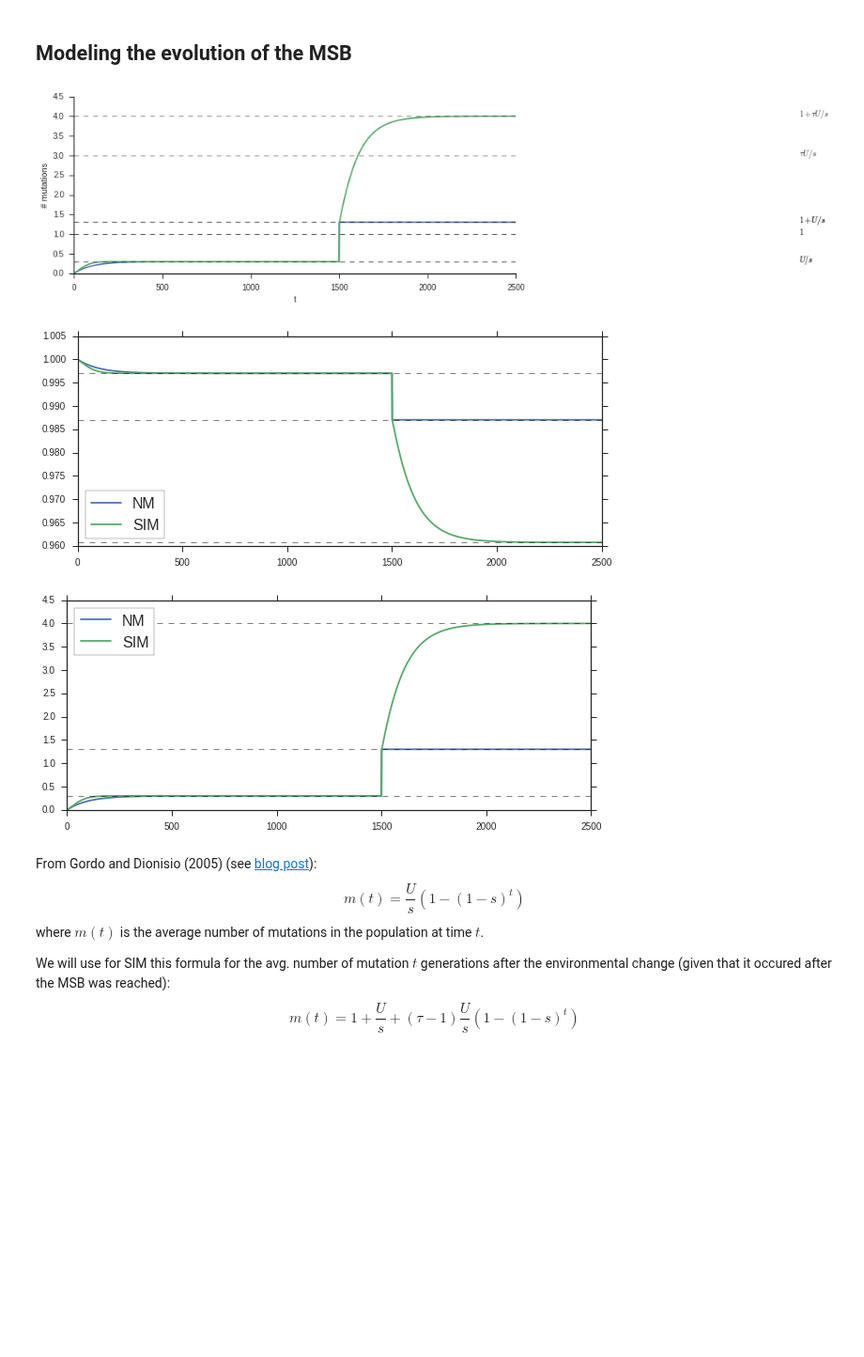
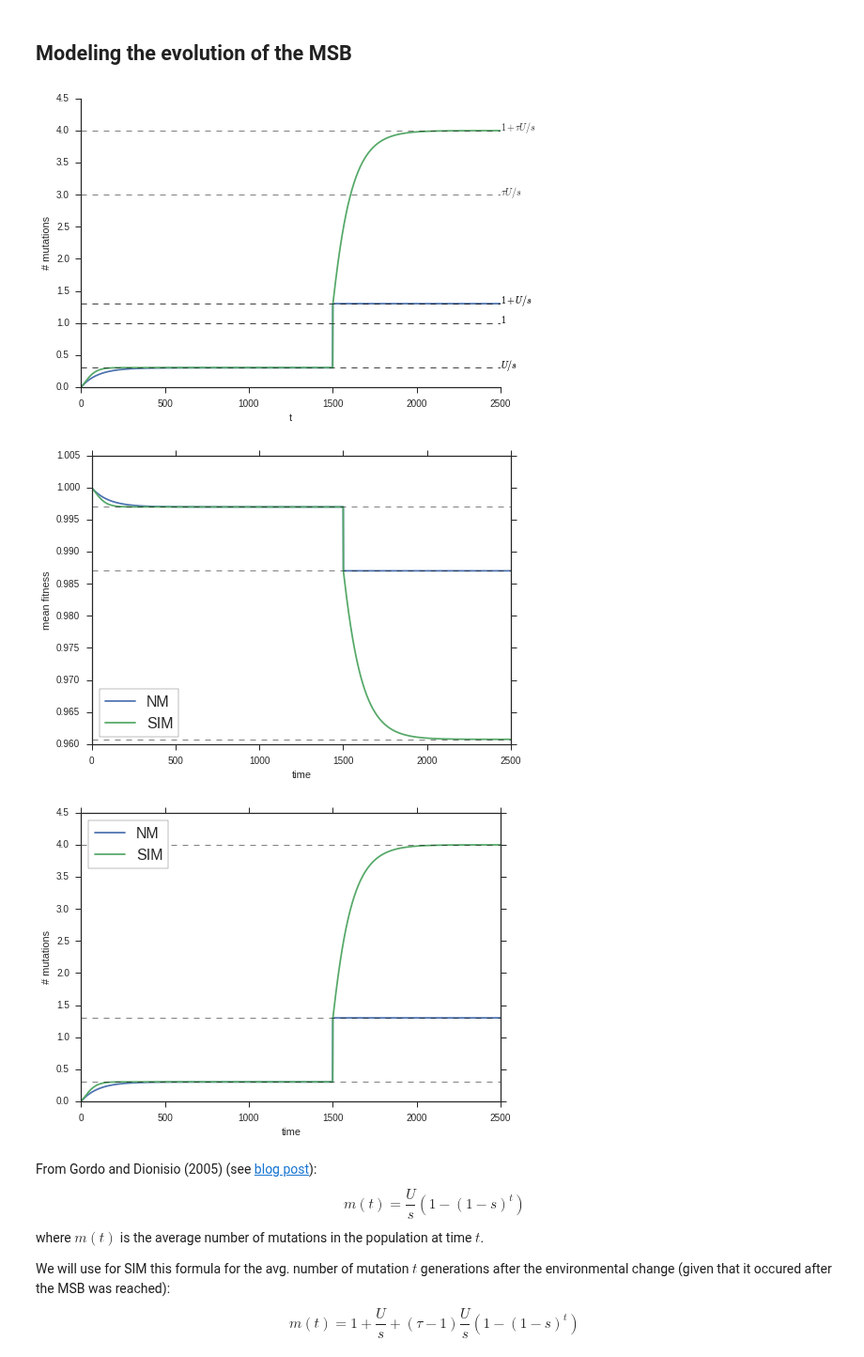
Before and after one commit to yoavram/mamba, a Jupyter notebook: simarba/waiting time effect on mean fitness.ipynb, the cells around one changed output. Shown at 94% size. Drawn from its saved outputs; the diff is of its cells as text; code cells hidden in the pictures; blank space fills up the shorter version.

```diff
--- a/simarba/waiting time effect on mean fitness.ipynb
+++ b/simarba/waiting time effect on mean fitness.ipynb
@@ -25,14 +25,14 @@ ERRBAR_COL = 'k'
 ERRBAR_CAPSIZE = 5
 # %%
 G=10
-U=0.003
-s=0.01
-N=0
+U=0.0004
+s=0.1
+N=1e4
 beta=1/5000.
 r=0.
-pi=0
-tau=1
-p0=1e-6
+pi=1
+tau=10
+p0=1./N
 assert r == 0, "Recombination not implemented"
 # %%
 def del_mut_mat(U,G,pi=0,tau=1):
@@ -87,11 +87,11 @@ def evolve(t, p, condition, N, S, dM, bM, verbose=True):
         p[:] = bM.dot(p)
         assert all(p >= 0), "frequencies vector must be non-negative (tick %d, d)"%t
         p[:] /= p.sum()
-        assert allclose(p.sum(), 1), "frequencies vector must sum to one (tick %d, e)"%t
+        assert allclose(p.sum(), 1), "frequencies vector must sum to one (tick %d, e), sum to %.3f" % (t, p.sum())
 
         if N > 0:
             p[:] = multinomial(N, p) / float(N)
-        assert allclose(p.sum(), 1), "frequencies vector must sum to one (tick %d, f)"%t
+        assert allclose(p.sum(), 1), "frequencies vector must sum to one (tick %d, f), sum to %.3f" % (t, p.sum())
         t += 1
         if verbose:
             W.append(S.dot(p).sum())
@@ -246,7 +246,7 @@ def wait(N,s,U,beta,G,pi,tau,PLOT=True):
             d.update({r'$\tau U/s$':tau*U/s, r'$1+\tau U/s$':1+tau*U/s})
         for k,y in d.items():
             axhline(y=y, color='k', ls='--', lw=0.5)
-            text(4100, y, k)
+            text(2500, y, k)
         ylim(0, 1+tau*U/s+0.5)
         sns.despine()
     return t,P,W,M
@@ -255,17 +255,19 @@ t,Pnm,Wnm,Mnm    = wait(N,s,U,beta,G,0,1,True)
 t,Psim,Wsim,Msim = wait(N,s,U,beta,G,1,10,True)
 xlim(0,2500);
 # %% [output]
-[figure, old version]
+[figure, new version]
 # %%
 plot(Wnm, label='NM')
 plot(Wsim, label='SIM')
 axhline(y=exp(-U), color='k', ls='--', lw=0.5)
 axhline(y=exp(-U)*(1-s), color='k', ls='--', lw=0.5)
 axhline(y=exp(-10*U)*(1-s), color='k', ls='--', lw=0.5)
 legend(loc='lower left')
+ylabel('mean fitness')
+xlabel('time')
 xlim(0,2500);
 # %% [output]
-[figure, old version]
+[figure, new version]
 # %%
 plot(range(t+2), Mnm, label='NM')
 plot(range(t+2), Msim, label='SIM')
@@ -274,9 +276,11 @@ axhline(y=U/s+1, color='k', ls='--', lw=0.5)
 axhline(y=10*U/s+1, color='k', ls='--', lw=0.5)
 legend(loc='upper left')
 ylim(0, 1+10*U/s+0.5)
+ylabel('# mutations')
+xlabel('time')
 xlim(0,2500);
 # %% [output]
-[figure, old version]
+[figure, new version]
 # %% [markdown]
 From Gordo and Dionisio (2005) (see [blog post](http://blog.yoavram.com/convergence-of-mean-fitness/)):
 $$
```
Also changed, not shown: parts of 30 cells of this notebook.
